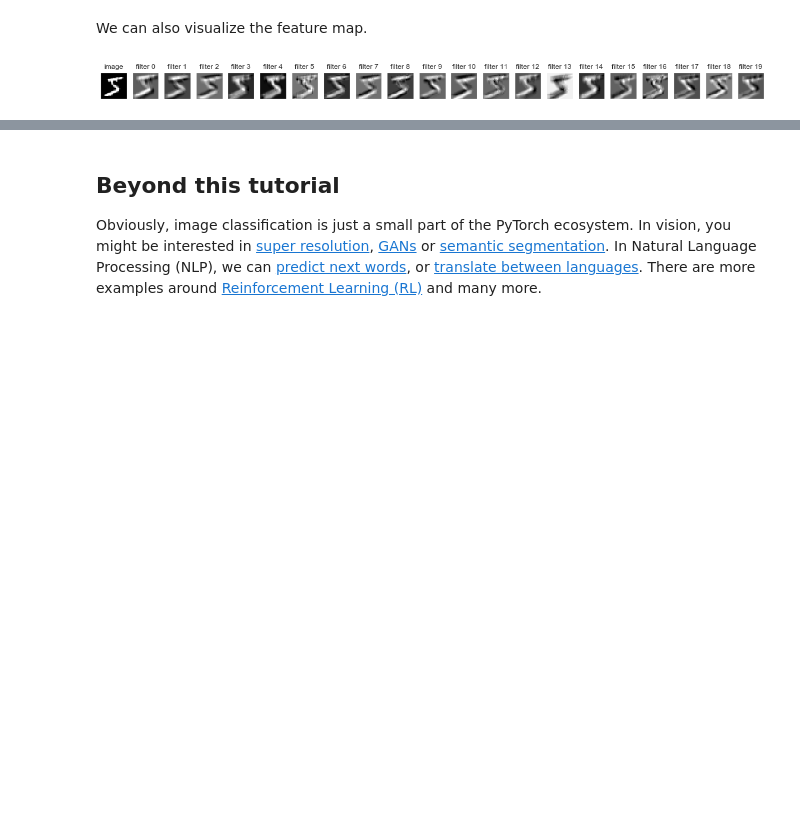
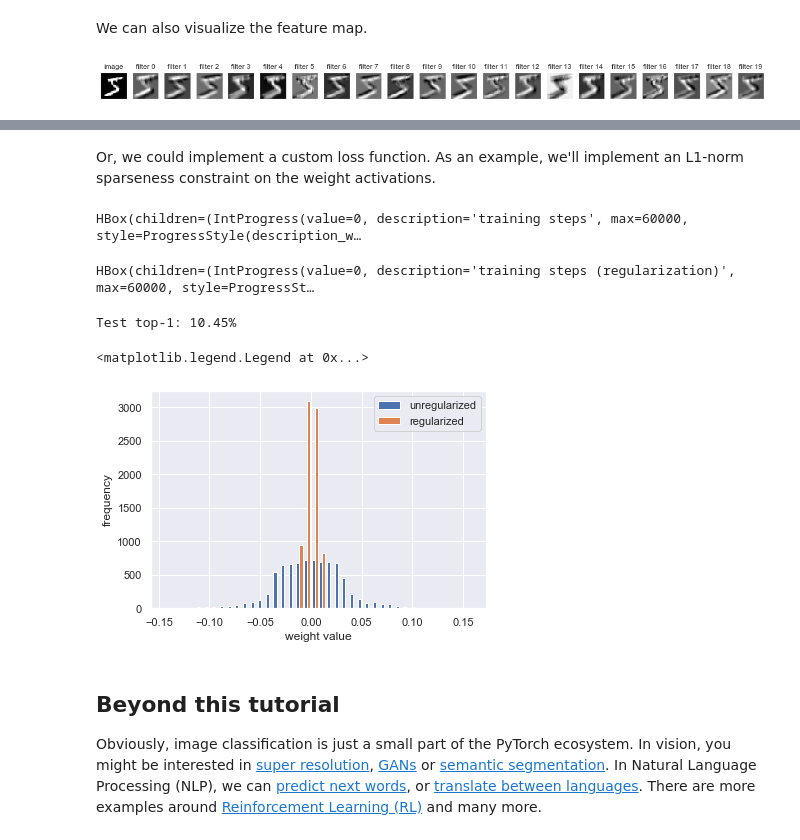
Before and after one commit to mschrimpf/pytorch_tutorial, a Jupyter notebook: tutorial.ipynb, the cells around one changed output, grey strips where cells are left out. Saved outputs shown, nothing was run; the diff lists cells and outputs as text; code cells hidden in the pictures; blank space fills up the shorter version.

Commit message:
add custom activation function; custom regularizer

```diff
--- a/tutorial.ipynb
+++ b/tutorial.ipynb
@@ -295,3 +349,55 @@ for ax in axes:
+# %% [markdown]
+Or, we could implement a custom loss function. As an example, we'll implement an L1-norm sparseness constraint on the weight activations.
+# %%
+def l1_norm(model):  # pytorch has a built-in for this too, we could just use torch.nn.L1Loss
+    norm = 0
+    for param in model.parameters():
+        norm += torch.sum(torch.abs(param))
+    return norm
+
+
+def regularized_train(model, data_loader, num_epochs=5, learning_rate=0.01, momentum=0.5, device='cpu'):
+    model.train()
+    categorization_loss = torch.nn.CrossEntropyLoss()
+    optimizer = torch.optim.SGD(model.parameters(), lr=learning_rate, momentum=momentum)
+    losses = []
+    step_progressbar = tqdm(total=num_epochs * len(data_loader.dataset), desc='training steps (regularization)')
+    for epoch in range(num_epochs):
+        for batch_inputs, batch_targets in data_loader:
+            batch_inputs, batch_targets = batch_inputs.to(device), batch_targets.to(device)
+            optimizer.zero_grad()  # reset gradients
+            predictions = model(batch_inputs)
+            batch_categorization_loss = categorization_loss(predictions, batch_targets)
+            regularization_loss = l1_norm(model)
+            batch_loss = batch_categorization_loss + regularization_loss
+            batch_loss.backward()  # backward step: compute gradients
+            optimizer.step()  # optimizer step: apply gradients to parameters
+            step_progressbar.update(len(batch_inputs))
+            step_progressbar.set_postfix(loss=batch_loss.item(), epoch=epoch)
+            losses.append(batch_loss.item())
+    return losses
+
+
+unregularized_selu_net = SeLUNet()
+regularized_selu_net = SeLUNet()
+train(unregularized_selu_net, train_loader, num_epochs=1, device=device)
+regularized_train(regularized_selu_net, train_loader, num_epochs=1, device=device)
+
+test_accuracy = test(regularized_selu_net, test_loader, device=device)
+print(f"Test top-1: {test_accuracy:.2f}%")
+
+unregularized_weights = unregularized_selu_net.fc.weight.detach().numpy().reshape(-1)
+regularized_weights = regularized_selu_net.fc.weight.detach().numpy().reshape(-1)
+pyplot.hist([unregularized_weights, regularized_weights], bins=40, label=['unregularized', 'regularized'])
+pyplot.xlabel('weight value')
+pyplot.ylabel('frequency')
+pyplot.legend()
+# %% [output]
+HBox(children=(IntProgress(value=0, description='training steps', max=60000, style=ProgressStyle(description_w…
+HBox(children=(IntProgress(value=0, description='training steps (regularization)', max=60000, style=ProgressSt…
+Test top-1: 10.45%
+<matplotlib.legend.Legend at 0x...>
+[figure, added]
 # %% [markdown]
 ## Beyond this tutorial
 
```
Also changed, not shown: parts of 4 cells of this notebook.
